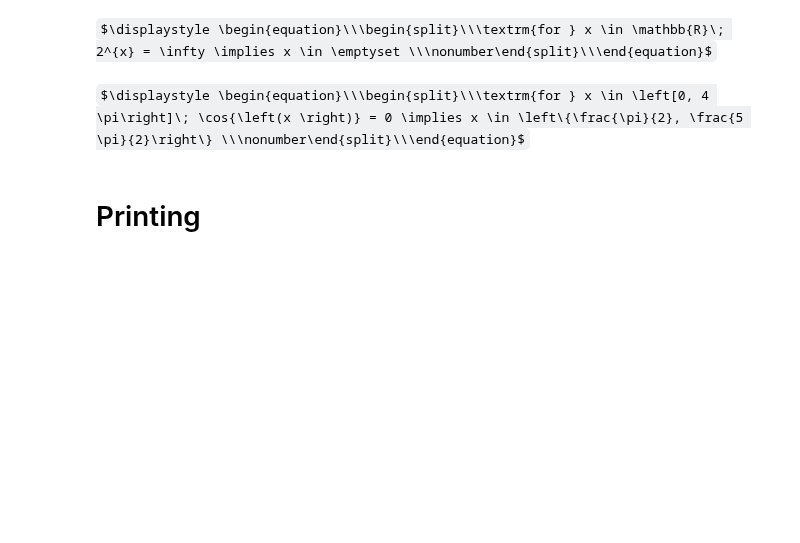
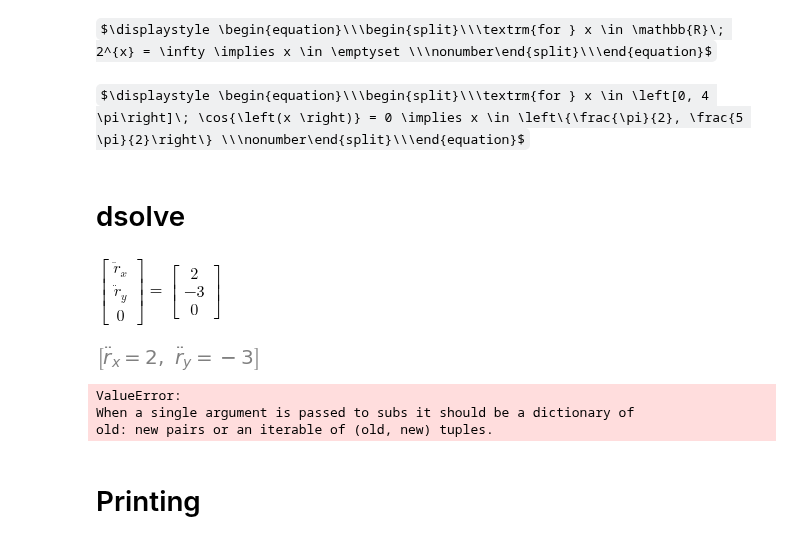
Before and after one commit to JonnyRed/sympy, a Jupyter notebook: sympy-cheatsheet.ipynb, the cells around one changed output. Drawn from its saved outputs; the diff is of its cells as text; code cells hidden in the pictures; some formulas as TeX source; blank space fills up the shorter version.

Commit message:
feat: dsolve first part
needs further investigation

```diff
--- a/sympy-cheatsheet.ipynb
+++ b/sympy-cheatsheet.ipynb
@@ -776,6 +776,52 @@ $\displaystyle \begin{equation}\\\begin{split}\\\textrm{for } x \in \left[0, 4 \
 $\displaystyle \begin{equation}\\\begin{split}\\\textrm{for } x \in \left[0, 5 \pi\right]\; \sin{\left(x \right)} = 1 \implies x \in \left\{\frac{\pi}{2}, \frac{5 \pi}{2}, \frac{9 \pi}{2}\right\} \\\nonumber\end{split}\\\end{equation}$
 $\displaystyle \begin{equation}\\\begin{split}\\\textrm{for } x \in \mathbb{R}\; 2^{x} = \infty \implies x \in \emptyset \\\nonumber\end{split}\\\end{equation}$
 $\displaystyle \begin{equation}\\\begin{split}\\\textrm{for } x \in \left[0, 4 \pi\right]\; \cos{\left(x \right)} = 0 \implies x \in \left\{\frac{\pi}{2}, \frac{5 \pi}{2}\right\} \\\nonumber\end{split}\\\end{equation}$
+# %% [markdown]
+# dsolve
+# %%
+# A particle P moves with constant acceleration $(2i − 3j)ms^{-2}$
+# At time $t = 0$, P is moving with velocity $4ims^{−1}$
+
+# a. Find the velocity of P at time t = 2 seconds.
+
+# At time $t = 0$, the position vector of $P$ relative to a fixed origin
+# O  is $(i + j)m$.
+
+# b. Find the position vector of $P$ relative to $O$ at time $t = 3$
+# seconds.
+
+F = reference_frame("F")
+rx, ry, rz = spv.dynamicsymbols("r_x, r_y, r_z")
+
+ai = 2*F.x - 3*F.y
+vi = 4*F.x
+
+r = rx*F.x + ry*F.y
+
+matrix_equation = sp.Eq(r.dt(F).dt(F).to_matrix(F), ai.to_matrix(F))
+display(matrix_equation)
+
+diffequation = [
+           sp.Eq(*_)
+            for _ in zip(matrix_equation.lhs, matrix_equation.rhs)
+][:-1]
+
+display(diffequation)
+
+solution = sp.dsolve(diffequation, [rx, ry],
+          ics = {
+              rx.subs(sp.Symbol("t")): 0 ,
+              ry.subs(sp.Symbol("t")): -1,
+          }
+)
+
+solution
+# %% [output]
+$\displaystyle \left[\begin{matrix}\ddot{r}_{x}\\\ddot{r}_{y}\\0\end{matrix}\right] = \left[\begin{matrix}2\\-3\\0\end{matrix}\right]$
+[figure, added]
+ValueError:
+When a single argument is passed to subs it should be a dictionary of
+old: new pairs or an iterable of (old, new) tuples.
 # %% [markdown]
 # Printing
 # %% [markdown]
```
